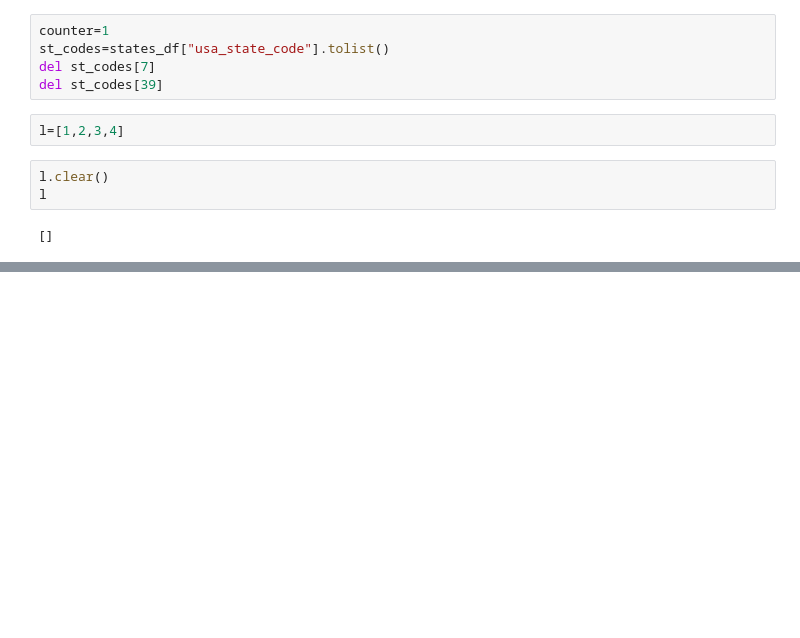
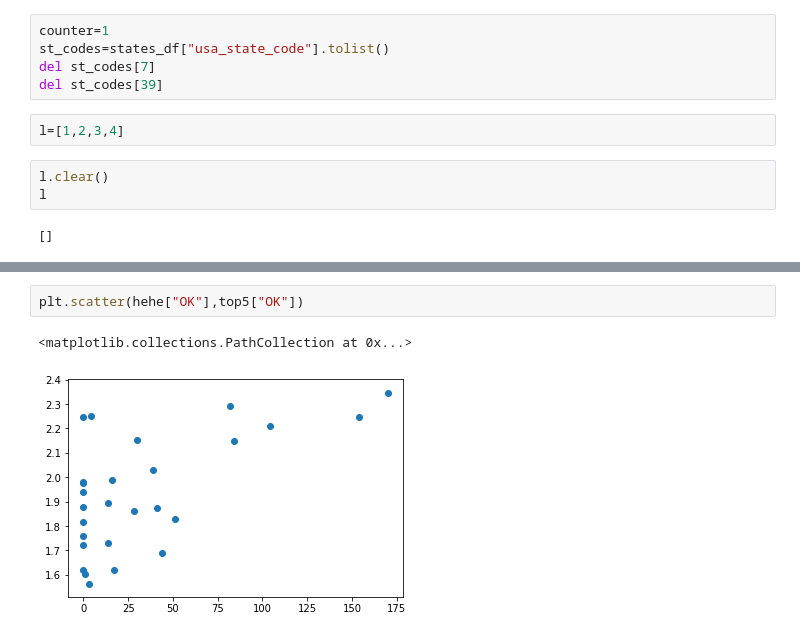
Before and after one commit to rharless99/NaturalDisaster, a Jupyter notebook: Taylor.ipynb, the cells around one changed output, grey strips where cells are left out. Drawn from its saved outputs; the diff is of its cells as text; blank space fills up the shorter version.

```diff
--- a/Taylor.ipynb
+++ b/Taylor.ipynb
@@ -205,0 +253,5 @@ tester_df.to_csv("gas_price_state_year_inflated.csv")
+# %%
+plt.scatter(hehe["OK"],top5["OK"])
+# %% [output]
+<matplotlib.collections.PathCollection at 0x...>
+[figure, added]
```
Also changed, not shown: parts of 13 cells of this notebook, 7 other files.
